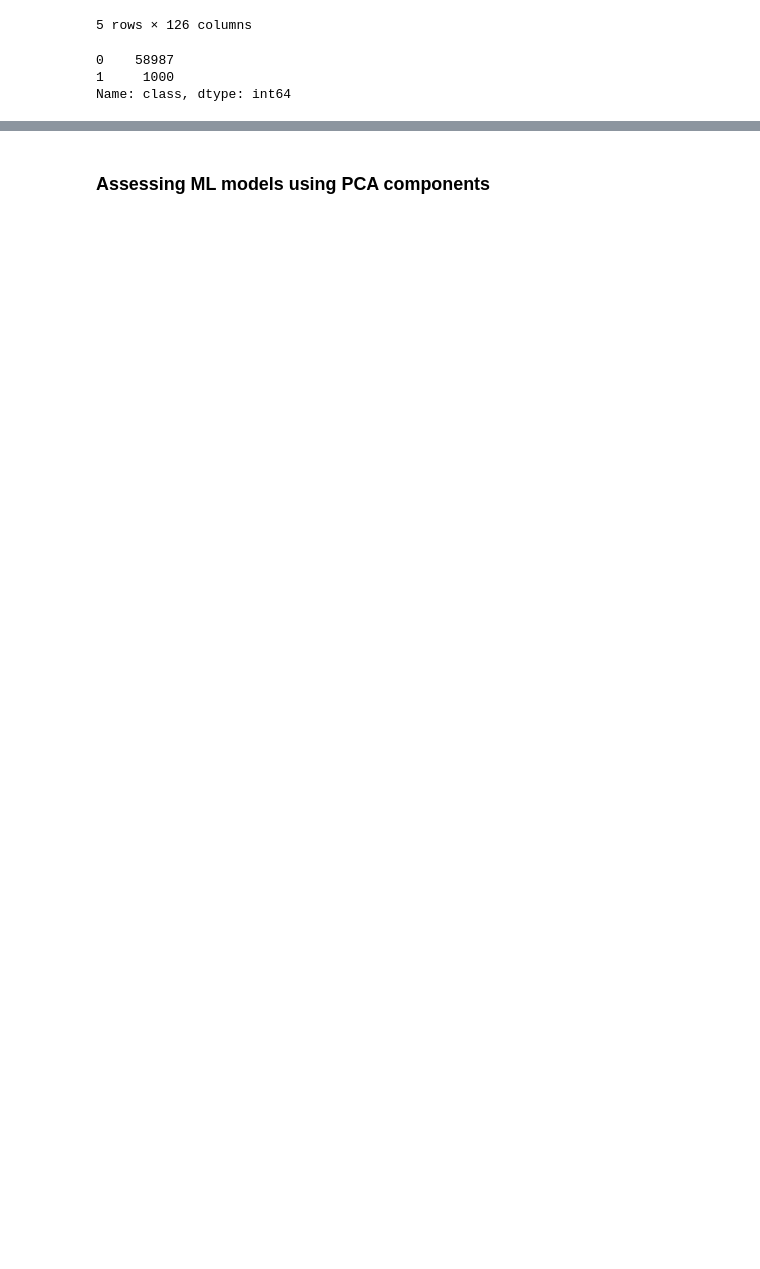
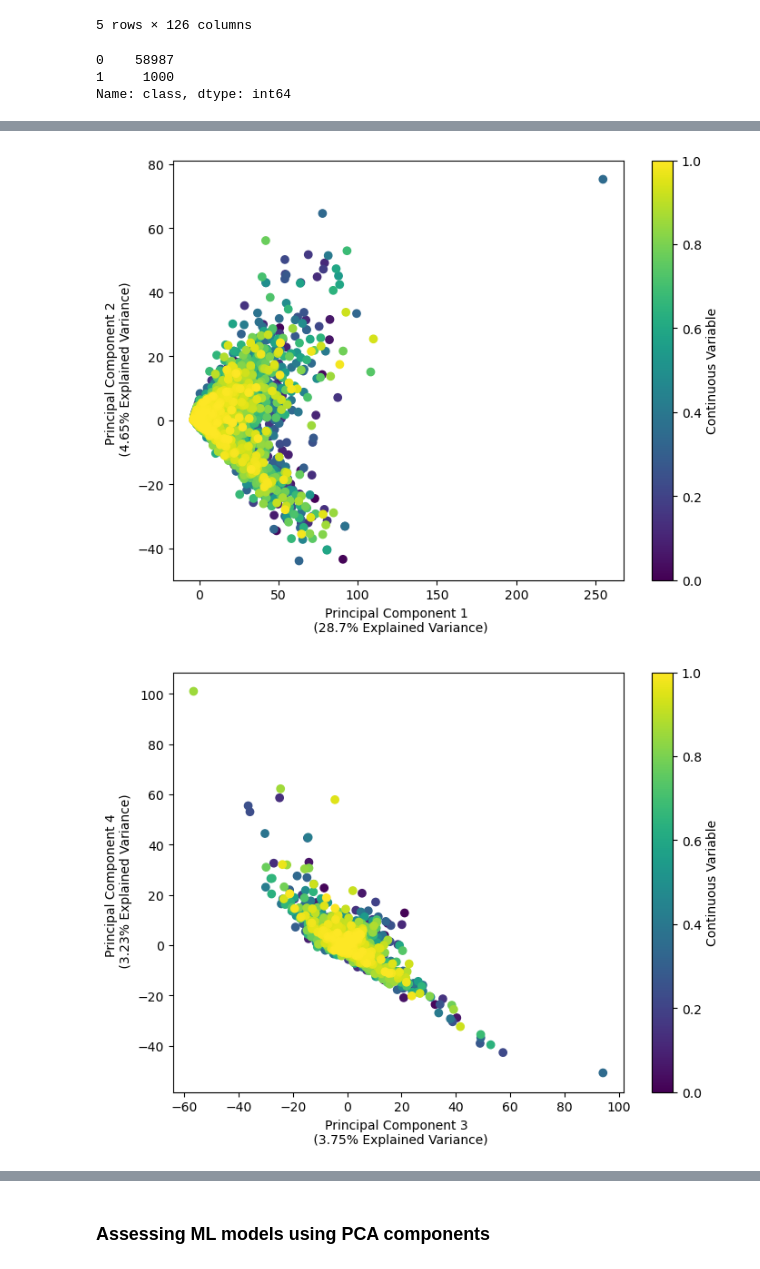
Before and after one commit to DanielaBarreto2023278/CA1_DataPrep_HDip, a Jupyter notebook: DanielaMarianoBarreto_DPrepHDip_CA1.ipynb, the cells around one changed output, grey strips where cells are left out. Cells and saved outputs as stored; diff of their text form; code cells hidden in the pictures; blank space fills up the shorter version.

```diff
--- a/DanielaMarianoBarreto_DPrepHDip_CA1.ipynb
+++ b/DanielaMarianoBarreto_DPrepHDip_CA1.ipynb
@@ -783 +775,24 @@ plt.show()
+# %%
+plt.figure(figsize=(8, 6))
+continuous_variable = np.linspace(0, 1, 59987)
+cmap = plt.get_cmap('viridis')
+scatter = plt.scatter(projected[:, 0], projected[:, 1], c=continuous_variable, cmap=cmap)
+cbar = plt.colorbar(scatter)
+cbar.set_label('Continuous Variable')
+plt.xlabel('Principal Component 1 \n (28.7% Explained Variance)')
+plt.ylabel('Principal Component 2 \n (4.65% Explained Variance)')
+plt.show()
+
+plt.figure(figsize=(8, 6))
+continuous_variable = np.linspace(0, 1, 59987)
+cmap = plt.get_cmap('viridis')
+scatter = plt.scatter(projected[:, 2], projected[:, 3], c=continuous_variable, cmap=cmap)
+cbar = plt.colorbar(scatter)
+cbar.set_label('Continuous Variable')
+plt.xlabel('Principal Component 3 \n (3.75% Explained Variance)')
+plt.ylabel('Principal Component 4 \n (3.23% Explained Variance)')
+plt.show()
+# %% [output]
+[figure, added]
+[figure, added]
 # %% [markdown]
```
Also changed, not shown: parts of 27 cells of this notebook.
